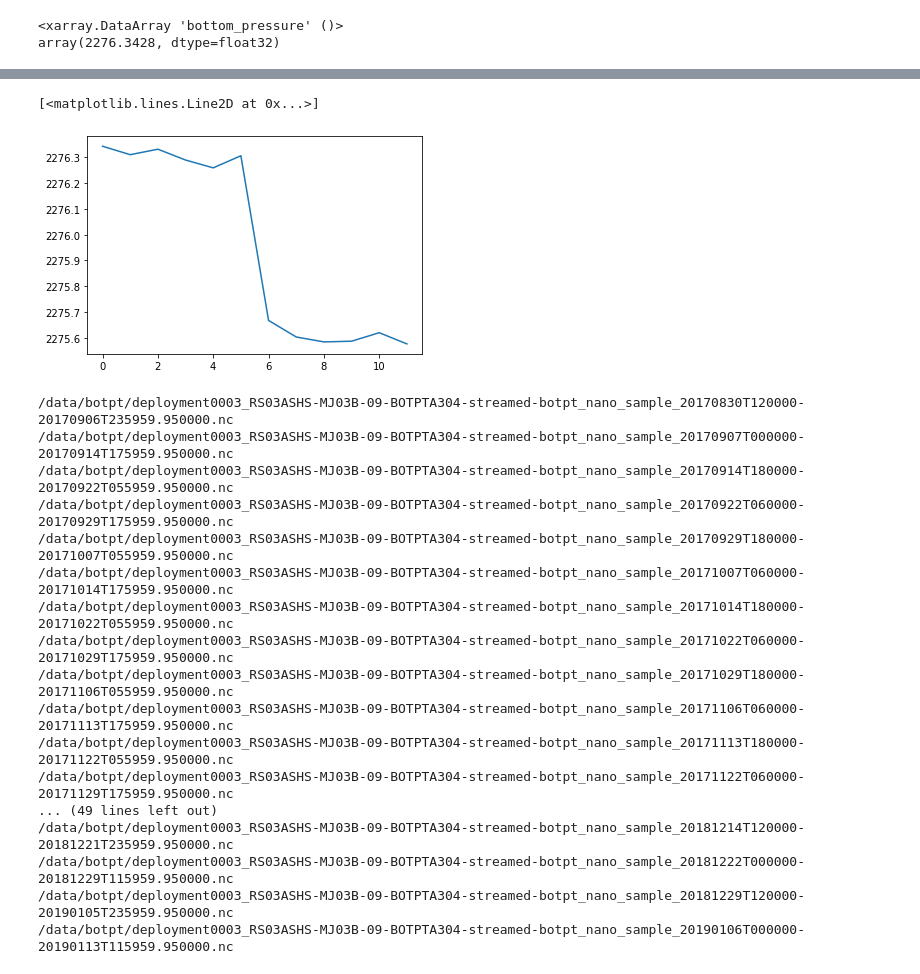
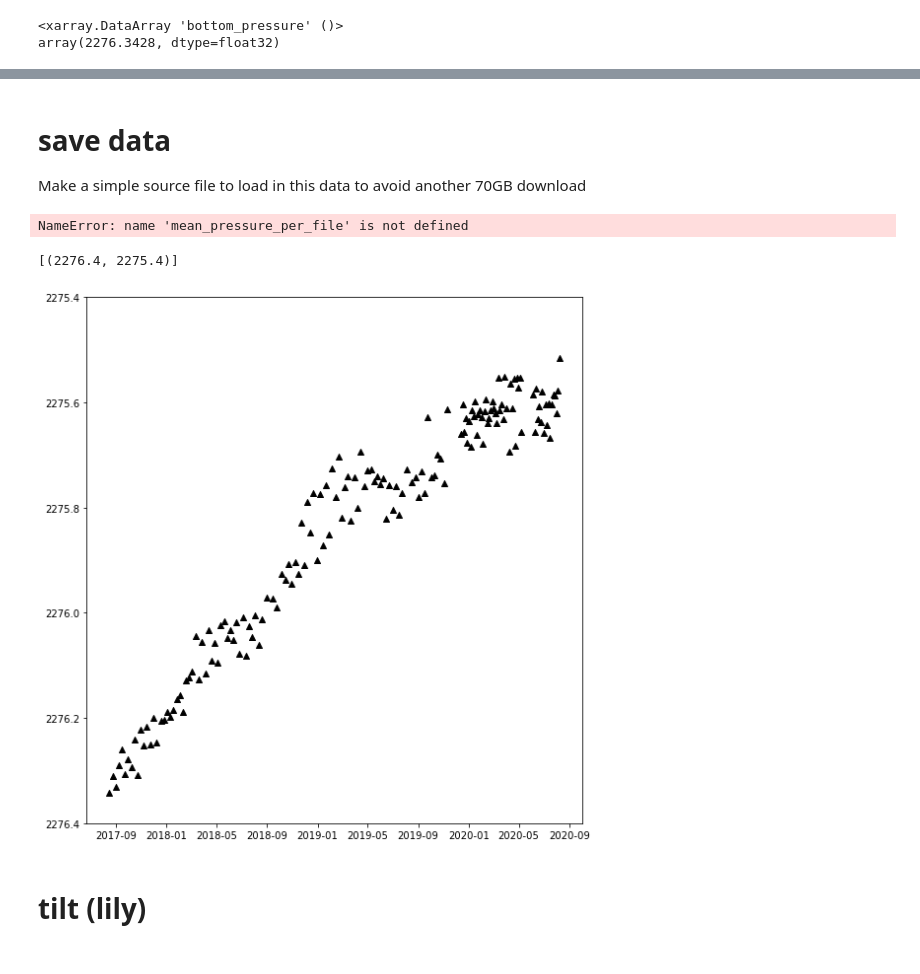
Before and after one commit to robfatland/chlorophyll, a Jupyter notebook: tilt.ipynb, the cells around one changed output, grey strips where cells are left out. Cells and saved outputs as stored; diff of their text form; code cells hidden in the pictures.

Commit message:
lily

```diff
--- a/tilt.ipynb
+++ b/tilt.ipynb
@@ -253,3 +271,4 @@ botpt_dir = data_dir + 'botpt/'
 # %%
-mean_pressure_per_file = [xr.open_dataset(botpt_dir + src).bottom_pressure.mean() for src in srcfiles]
-mean_pressure_per_file
+mean_pressure_per_file = [xr.open_dataset(src).bottom_pressure.mean() for src in datafiles]
+startdate_per_file = [xr.open_dataset(src).time[0] for src in datafiles]
+# produces lists of DataArrays
@@ -274,29 +275,19 @@ mean_pressure_per_file
-# %%
-plt.plot(mean_pressure_per_file)
-# %% [output]
-[<matplotlib.lines.Line2D at 0x...>]
-[figure, removed]
-# %%
-import glob
-mean_pressure = []
-mean_time = []
-for this_file in glob.glob('/data/botpt/deployment*.nc'):
-    print(this_file)
-# %% [output]
-/data/botpt/deployment0003_RS03ASHS-MJ03B-09-BOTPTA304-streamed-botpt_nano_sample_20170830T120000-20170906T235959.950000.nc
-/data/botpt/deployment0003_RS03ASHS-MJ03B-09-BOTPTA304-streamed-botpt_nano_sample_20170907T000000-20170914T175959.950000.nc
-/data/botpt/deployment0003_RS03ASHS-MJ03B-09-BOTPTA304-streamed-botpt_nano_sample_20170914T180000-20170922T055959.950000.nc
-/data/botpt/deployment0003_RS03ASHS-MJ03B-09-BOTPTA304-streamed-botpt_nano_sample_20170922T060000-20170929T175959.950000.nc
-/data/botpt/deployment0003_RS03ASHS-MJ03B-09-BOTPTA304-streamed-botpt_nano_sample_20170929T180000-20171007T055959.950000.nc
-/data/botpt/deployment0003_RS03ASHS-MJ03B-09-BOTPTA304-streamed-botpt_nano_sample_20171007T060000-20171014T175959.950000.nc
-/data/botpt/deployment0003_RS03ASHS-MJ03B-09-BOTPTA304-streamed-botpt_nano_sample_20171014T180000-20171022T055959.950000.nc
-/data/botpt/deployment0003_RS03ASHS-MJ03B-09-BOTPTA304-streamed-botpt_nano_sample_20171022T060000-20171029T175959.950000.nc
-/data/botpt/deployment0003_RS03ASHS-MJ03B-09-BOTPTA304-streamed-botpt_nano_sample_20171029T180000-20171106T055959.950000.nc
-/data/botpt/deployment0003_RS03ASHS-MJ03B-09-BOTPTA304-streamed-botpt_nano_sample_20171106T060000-20171113T175959.950000.nc
-/data/botpt/deployment0003_RS03ASHS-MJ03B-09-BOTPTA304-streamed-botpt_nano_sample_20171113T180000-20171122T055959.950000.nc
-/data/botpt/deployment0003_RS03ASHS-MJ03B-09-BOTPTA304-streamed-botpt_nano_sample_20171122T060000-20171129T175959.950000.nc
-... (49 lines left out)
-/data/botpt/deployment0003_RS03ASHS-MJ03B-09-BOTPTA304-streamed-botpt_nano_sample_20181214T120000-20181221T235959.950000.nc
-/data/botpt/deployment0003_RS03ASHS-MJ03B-09-BOTPTA304-streamed-botpt_nano_sample_20181222T000000-20181229T115959.950000.nc
-/data/botpt/deployment0003_RS03ASHS-MJ03B-09-BOTPTA304-streamed-botpt_nano_sample_20181229T120000-20190105T235959.950000.nc
-/data/botpt/deployment0003_RS03ASHS-MJ03B-09-BOTPTA304-streamed-botpt_nano_sample_20190106T000000-20190113T115959.950000.nc
+# %% [markdown]
+# save data
+
+Make a simple source file to load in this data to avoid another 70GB download
+# %%
+pressure = [float(mean_pressure_per_file[i]) for i in range(len(mean_pressure_per_file))]
+ptimes = [dt64(startdate_per_file[i].values) for i in range(len(startdate_per_file))]
+# %% [output]
+NameError: name 'mean_pressure_per_file' is not defined
+# %%
+# payoff
+fig, axs = plt.subplots(1, 1, figsize=(8, 8), tight_layout=True)
+axs.scatter(ptimes, pressure, marker='^', color='k')
+axs.set(ylim = (2276.4, 2275.4))
+# %% [output]
+[(2276.4, 2275.4)]
+[figure, added]
+# %% [markdown]
+# tilt (lily)
```
Also changed, not shown: parts of 26 cells of this notebook, 2 other files.
